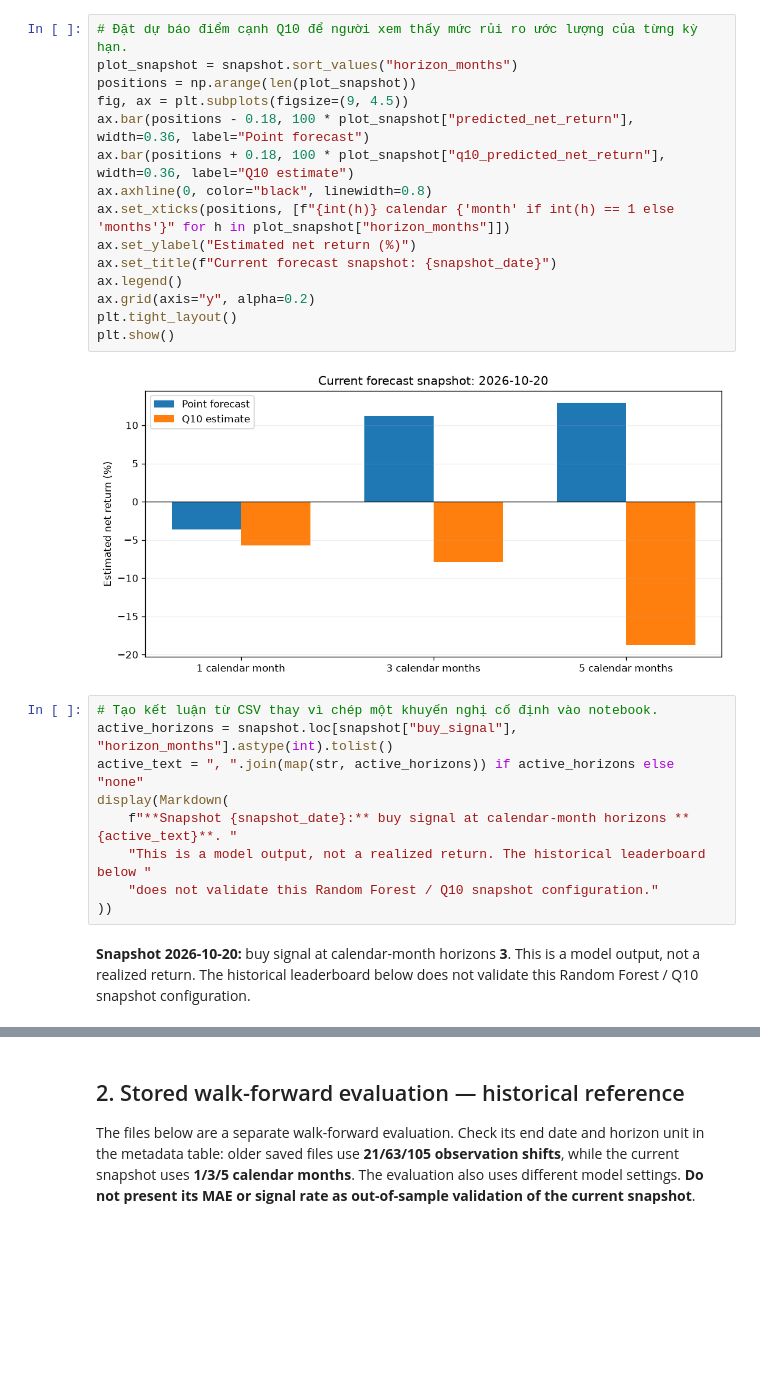
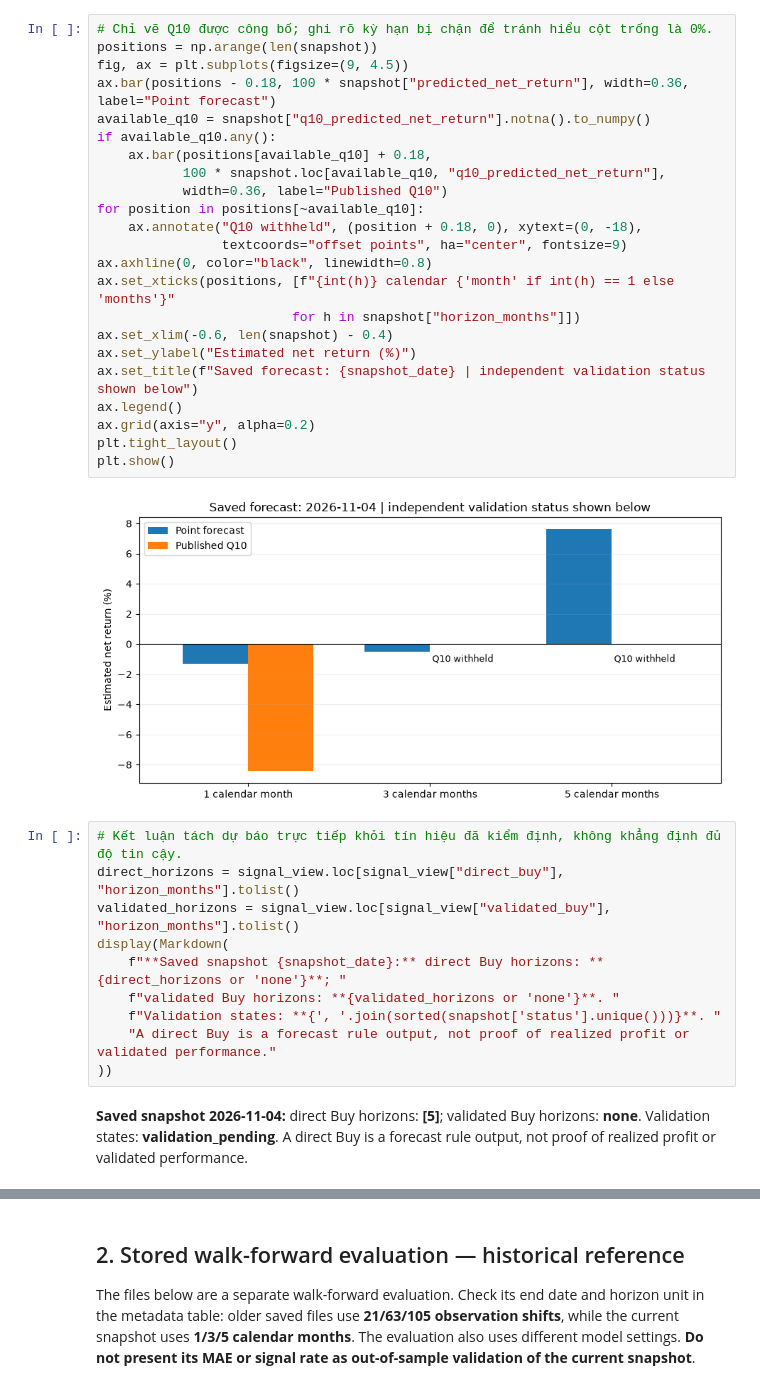
Before and after one commit to phantomexile/Gold-Market-Analysis-in-Viet-Nam, a Jupyter notebook: notebooks/01_eda_and_modeling_decision_support.ipynb, the cells around one changed output, grey strips where cells are left out. Drawn from its saved outputs; the diff is of its cells as text; blank space fills up the shorter version.

Commit message:
data: refresh gold snapshot to 2026-11-04 and align notebook

```diff
--- a/notebooks/01_eda_and_modeling_decision_support.ipynb
+++ b/notebooks/01_eda_and_modeling_decision_support.ipynb
@@ -116,28 +171,37 @@ display(snapshot_view)
 # %%
-# Đặt dự báo điểm cạnh Q10 để người xem thấy mức rủi ro ước lượng của từng kỳ hạn.
-plot_snapshot = snapshot.sort_values("horizon_months")
-positions = np.arange(len(plot_snapshot))
+# Chỉ vẽ Q10 được công bố; ghi rõ kỳ hạn bị chặn để tránh hiểu cột trống là 0%.
+positions = np.arange(len(snapshot))
 fig, ax = plt.subplots(figsize=(9, 4.5))
-ax.bar(positions - 0.18, 100 * plot_snapshot["predicted_net_return"], width=0.36, label="Point forecast")
-ax.bar(positions + 0.18, 100 * plot_snapshot["q10_predicted_net_return"], width=0.36, label="Q10 estimate")
+ax.bar(positions - 0.18, 100 * snapshot["predicted_net_return"], width=0.36, label="Point forecast")
+available_q10 = snapshot["q10_predicted_net_return"].notna().to_numpy()
+if available_q10.any():
+    ax.bar(positions[available_q10] + 0.18,
+           100 * snapshot.loc[available_q10, "q10_predicted_net_return"],
+           width=0.36, label="Published Q10")
+for position in positions[~available_q10]:
+    ax.annotate("Q10 withheld", (position + 0.18, 0), xytext=(0, -18),
+                textcoords="offset points", ha="center", fontsize=9)
 ax.axhline(0, color="black", linewidth=0.8)
-ax.set_xticks(positions, [f"{int(h)} calendar {'month' if int(h) == 1 else 'months'}" for h in plot_snapshot["horizon_months"]])
+ax.set_xticks(positions, [f"{int(h)} calendar {'month' if int(h) == 1 else 'months'}"
+                         for h in snapshot["horizon_months"]])
+ax.set_xlim(-0.6, len(snapshot) - 0.4)
 ax.set_ylabel("Estimated net return (%)")
-ax.set_title(f"Current forecast snapshot: {snapshot_date}")
+ax.set_title(f"Saved forecast: {snapshot_date} | independent validation status shown below")
 ax.legend()
 ax.grid(axis="y", alpha=0.2)
 plt.tight_layout()
 plt.show()
 # %% [output]
-[figure, old version]
+[figure, new version]
-# %%
-# Tạo kết luận từ CSV thay vì chép một khuyến nghị cố định vào notebook.
-active_horizons = snapshot.loc[snapshot["buy_signal"], "horizon_months"].astype(int).tolist()
-active_text = ", ".join(map(str, active_horizons)) if active_horizons else "none"
-display(Markdown(
-    f"**Snapshot {snapshot_date}:** buy signal at calendar-month horizons **{active_text}**. "
-    "This is a model output, not a realized return. The historical leaderboard below "
-    "does not validate this Random Forest / Q10 snapshot configuration."
-))
-# %% [output]
-**Snapshot 2026-10-20:** buy signal at calendar-month horizons **3**. This is a model output, not a realized return. The historical leaderboard below does not validate this Random Forest / Q10 snapshot configuration.
+# %%
+# Kết luận tách dự báo trực tiếp khỏi tín hiệu đã kiểm định, không khẳng định đủ độ tin cậy.
+direct_horizons = signal_view.loc[signal_view["direct_buy"], "horizon_months"].tolist()
+validated_horizons = signal_view.loc[signal_view["validated_buy"], "horizon_months"].tolist()
+display(Markdown(
+    f"**Saved snapshot {snapshot_date}:** direct Buy horizons: **{direct_horizons or 'none'}**; "
+    f"validated Buy horizons: **{validated_horizons or 'none'}**. "
+    f"Validation states: **{', '.join(sorted(snapshot['status'].unique()))}**. "
+    "A direct Buy is a forecast rule output, not proof of realized profit or validated performance."
+))
+# %% [output]
+**Saved snapshot 2026-11-04:** direct Buy horizons: **[5]**; validated Buy horizons: **none**. Validation states: **validation_pending**. A direct Buy is a forecast rule output, not proof of realized profit or validated performance.
```
Also changed, not shown: parts of 20 cells of this notebook, 31 other files.
